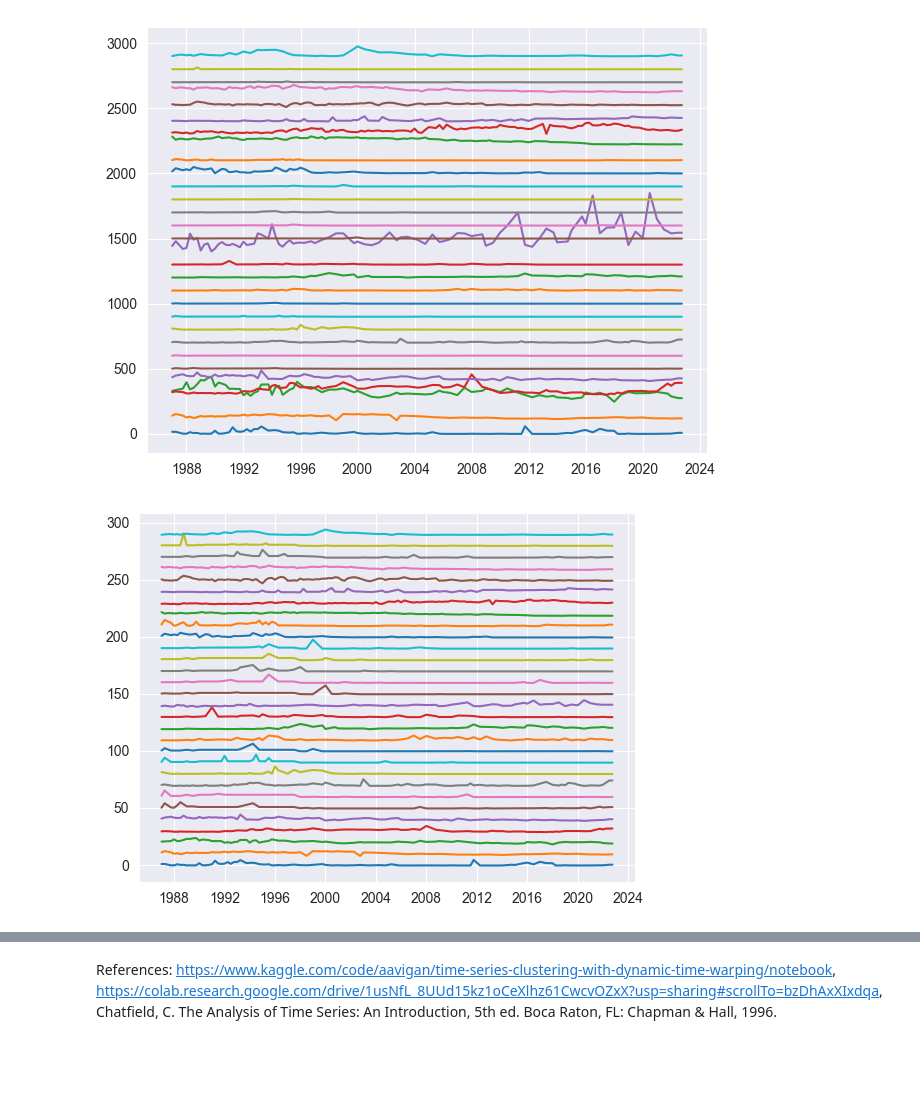
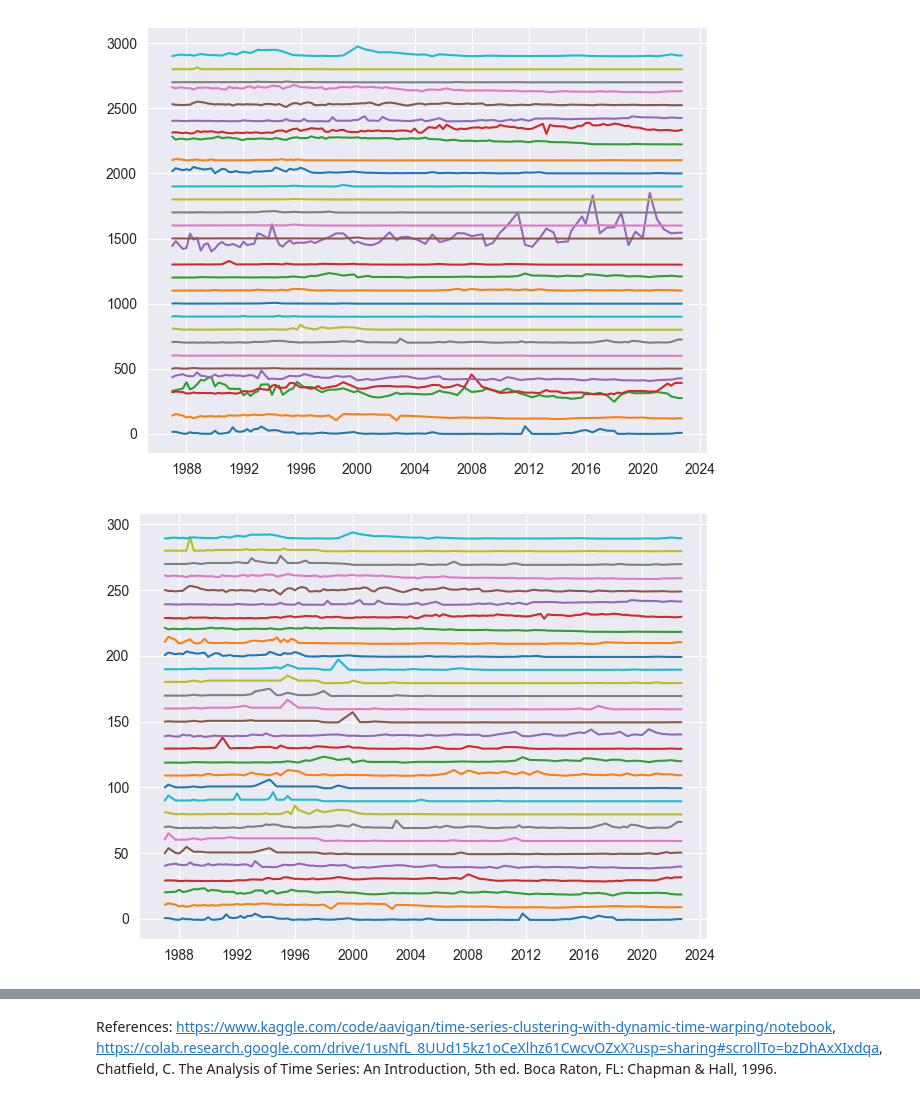
Before and after one commit to YanaCh/nitrateAnalysis, a Jupyter notebook: NitrateDataClustering.ipynb, the cells around one changed output, grey strips where cells are left out. Saved outputs shown, nothing was run; the diff lists cells and outputs as text; code cells hidden in the pictures; blank space fills up the shorter version.

```diff
--- a/NitrateDataClustering.ipynb
+++ b/NitrateDataClustering.ipynb
@@ -379,11 +379,12 @@ plt.show()
 # %%
 #standard scaler
 filt_data = standard_scaler(data)
 for n in range(nsignals):
     plt.plot(time, filt_data[n,:]+10*n)
+plt.tight_layout()
 plt.show()
 # %% [output]
-[figure, old version]
+[figure, new version]
 # %%
 #tkeo operator
 filt_data = tkeo_operator(data)
```
Also changed, not shown: parts of 6 cells of this notebook.
